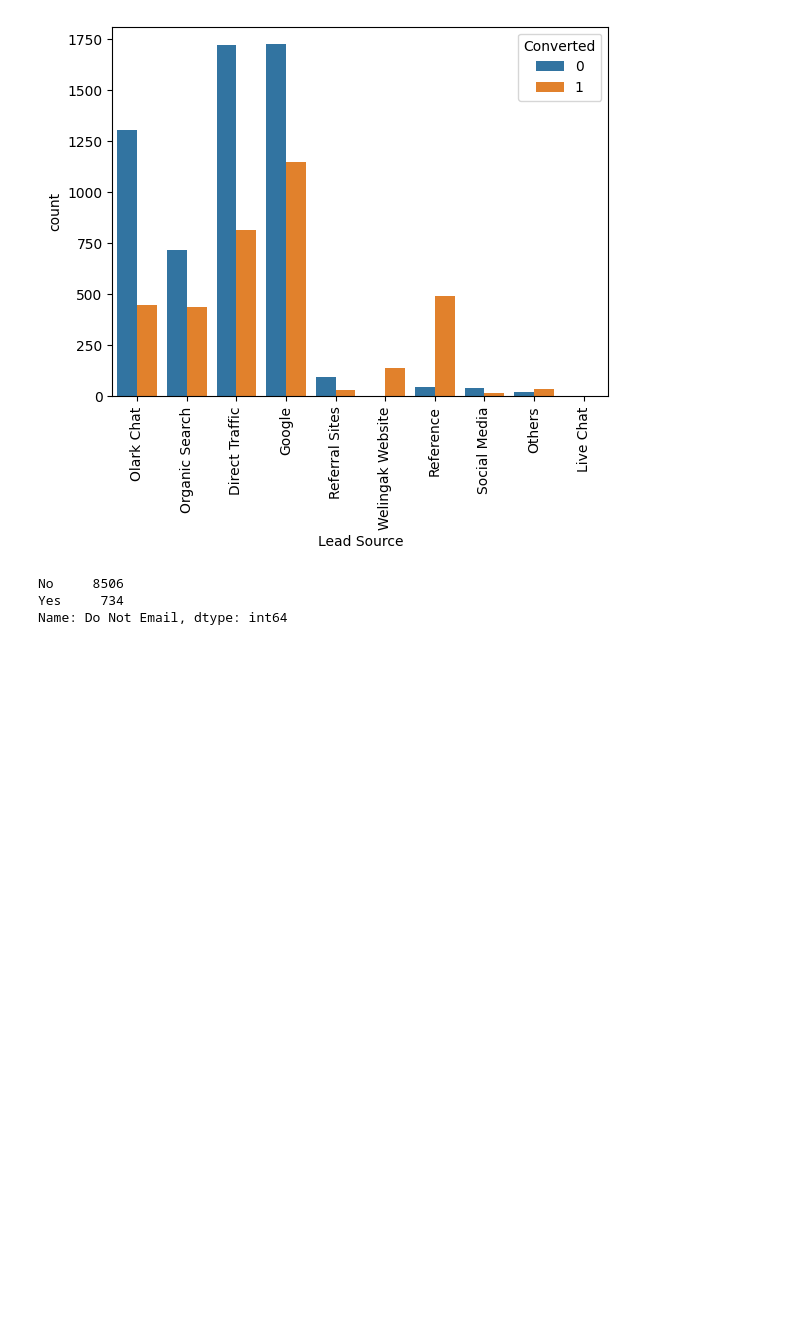
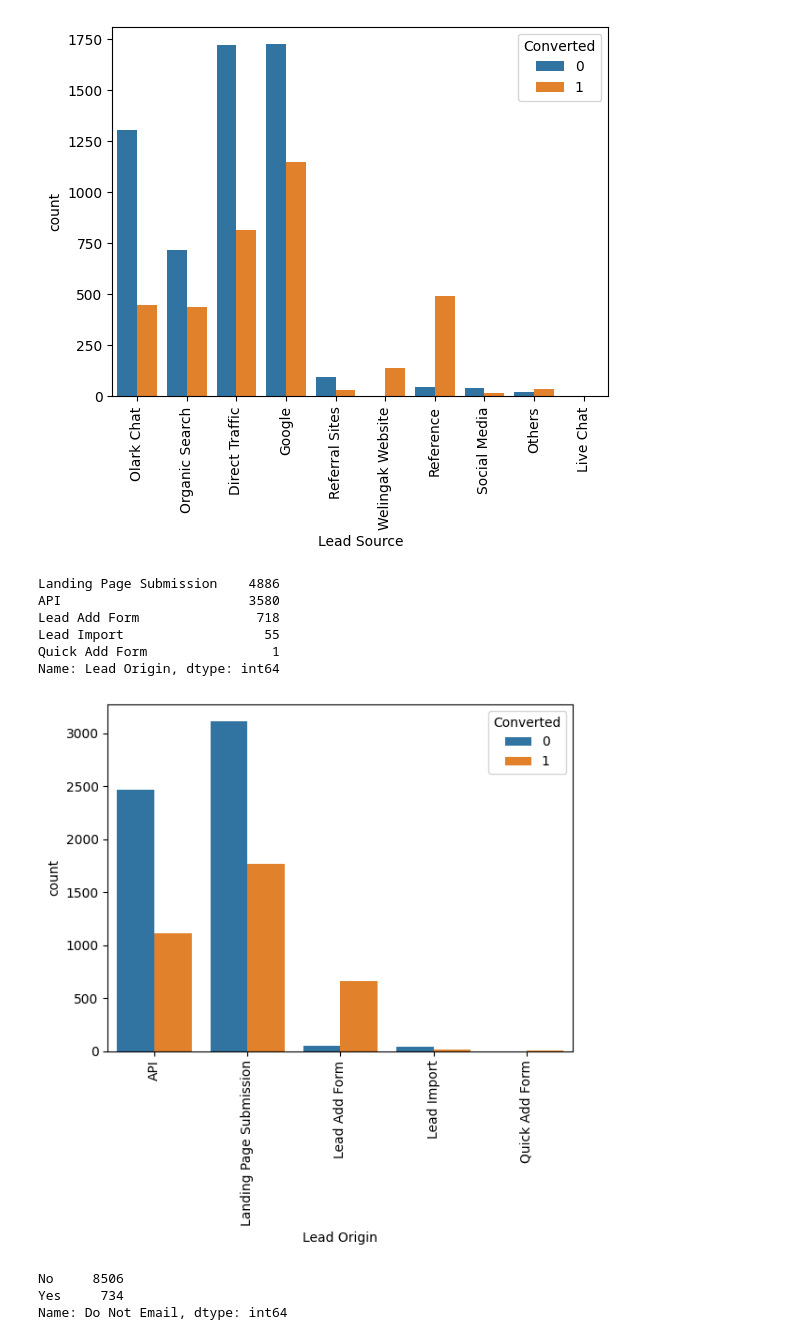
Before and after one commit to ritikamehra/LeadScoringCaseStudy, a Jupyter notebook: Lead_Scoring_Case_Study.ipynb, the cells around one changed output. Cells and saved outputs as stored; diff of their text form; code cells hidden in the pictures; blank space fills up the shorter version.

```diff
--- a/Lead_Scoring_Case_Study.ipynb
+++ b/Lead_Scoring_Case_Study.ipynb
@@ -381,6 +392,25 @@ axs.set_xticklabels(axs.get_xticklabels(),rotation=90)
 plt.show()
 # %% [output]
 [figure]
+# %%
+# Checking for Lead Origin column
+
+leads['Lead Origin'].value_counts(dropna=False)
+# %% [output]
+Landing Page Submission    4886
+API                        3580
+Lead Add Form               718
+Lead Import                  55
+Quick Add Form                1
+Name: Lead Origin, dtype: int64
+# %%
+# Visualizing the Lead Origin Column
+
+axs = sns.countplot(x="Lead Origin", hue="Converted",data = leads)
+axs.set_xticklabels(axs.get_xticklabels(),rotation=90)
+plt.show()
+# %% [output]
+[figure, added]
 # %%
 # Checking for Do Not Email column
 
```
Also changed, not shown: parts of 138 cells of this notebook.
